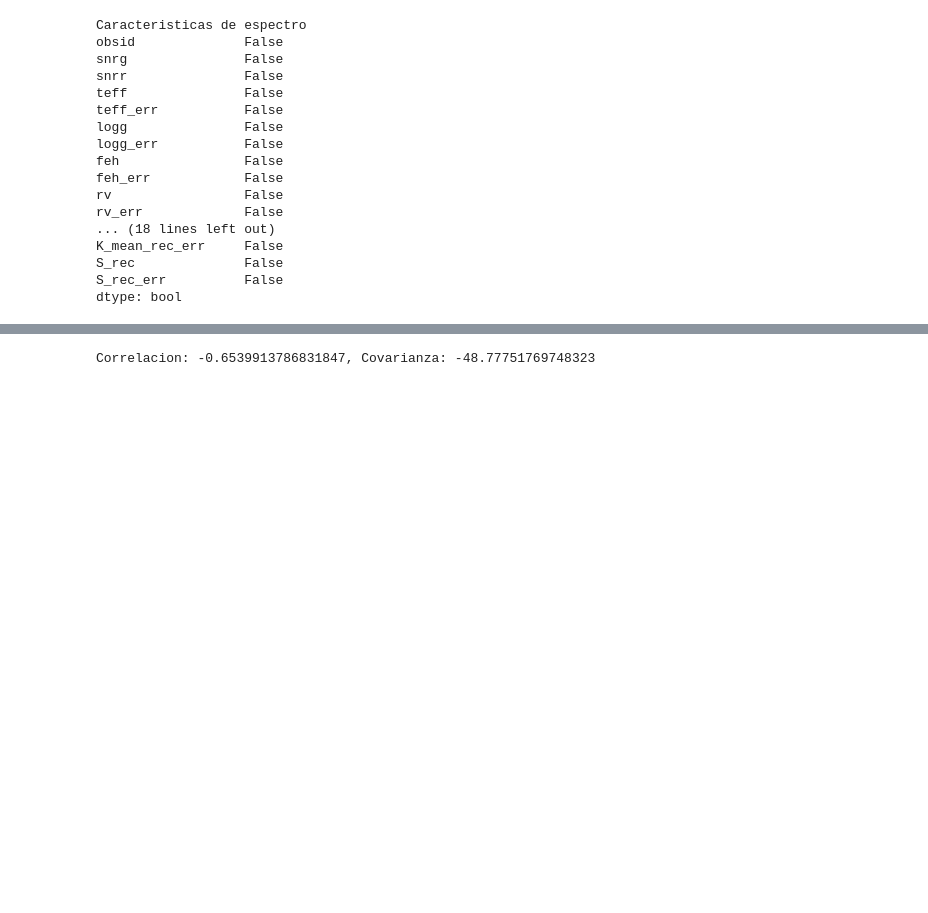
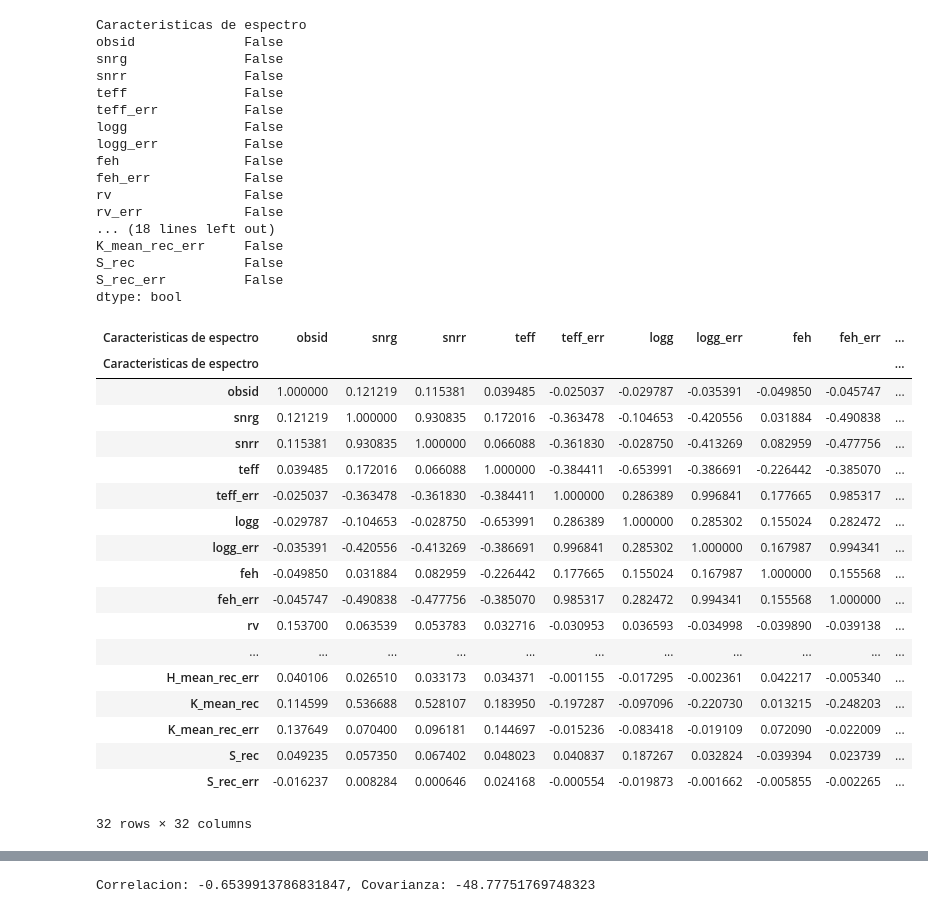
Before and after one commit to oscarcalv/Primer-Parcial-de-Fisica-Computacional, a Jupyter notebook: cuaderno_parcial.ipynb, the cells around one changed output, grey strips where cells are left out. Saved outputs shown, nothing was run; the diff lists cells and outputs as text; code cells hidden in the pictures; blank space fills up the shorter version.

Commit message:
Se crearon los dataframes de la correlaciones y covarianza de las caracterizticas de los espectros

```diff
--- a/cuaderno_parcial.ipynb
+++ b/cuaderno_parcial.ipynb
@@ -135,3 +135,26 @@ K_mean_rec_err     False
 S_rec              False
 S_rec_err          False
 dtype: bool
+# %%
+## Correlación de los flujos e indices entre ellos.
+tabla_numerica.corr()
+# %% [output]
+| Caracteristicas de espectro | obsid | snrg | snrr | teff | teff_err | logg | logg_err | feh | feh_err | ... |
+| Caracteristicas de espectro |  |  |  |  |  |  |  |  |  | ... |
+| obsid | 1.000000 | 0.121219 | 0.115381 | 0.039485 | -0.025037 | -0.029787 | -0.035391 | -0.049850 | -0.045747 | ... |
+| snrg | 0.121219 | 1.000000 | 0.930835 | 0.172016 | -0.363478 | -0.104653 | -0.420556 | 0.031884 | -0.490838 | ... |
+| snrr | 0.115381 | 0.930835 | 1.000000 | 0.066088 | -0.361830 | -0.028750 | -0.413269 | 0.082959 | -0.477756 | ... |
+| teff | 0.039485 | 0.172016 | 0.066088 | 1.000000 | -0.384411 | -0.653991 | -0.386691 | -0.226442 | -0.385070 | ... |
+| teff_err | -0.025037 | -0.363478 | -0.361830 | -0.384411 | 1.000000 | 0.286389 | 0.996841 | 0.177665 | 0.985317 | ... |
+| logg | -0.029787 | -0.104653 | -0.028750 | -0.653991 | 0.286389 | 1.000000 | 0.285302 | 0.155024 | 0.282472 | ... |
+| logg_err | -0.035391 | -0.420556 | -0.413269 | -0.386691 | 0.996841 | 0.285302 | 1.000000 | 0.167987 | 0.994341 | ... |
+| feh | -0.049850 | 0.031884 | 0.082959 | -0.226442 | 0.177665 | 0.155024 | 0.167987 | 1.000000 | 0.155568 | ... |
+| feh_err | -0.045747 | -0.490838 | -0.477756 | -0.385070 | 0.985317 | 0.282472 | 0.994341 | 0.155568 | 1.000000 | ... |
+| rv | 0.153700 | 0.063539 | 0.053783 | 0.032716 | -0.030953 | 0.036593 | -0.034998 | -0.039890 | -0.039138 | ... |
+| ... | ... | ... | ... | ... | ... | ... | ... | ... | ... | ... |
+| H_mean_rec_err | 0.040106 | 0.026510 | 0.033173 | 0.034371 | -0.001155 | -0.017295 | -0.002361 | 0.042217 | -0.005340 | ... |
+| K_mean_rec | 0.114599 | 0.536688 | 0.528107 | 0.183950 | -0.197287 | -0.097096 | -0.220730 | 0.013215 | -0.248203 | ... |
+| K_mean_rec_err | 0.137649 | 0.070400 | 0.096181 | 0.144697 | -0.015236 | -0.083418 | -0.019109 | 0.072090 | -0.022009 | ... |
+| S_rec | 0.049235 | 0.057350 | 0.067402 | 0.048023 | 0.040837 | 0.187267 | 0.032824 | -0.039394 | 0.023739 | ... |
+| S_rec_err | -0.016237 | 0.008284 | 0.000646 | 0.024168 | -0.000554 | -0.019873 | -0.001662 | -0.005855 | -0.002265 | ... |
+32 rows × 32 columns
```
Also changed, not shown: parts of 1 cell of this notebook.
